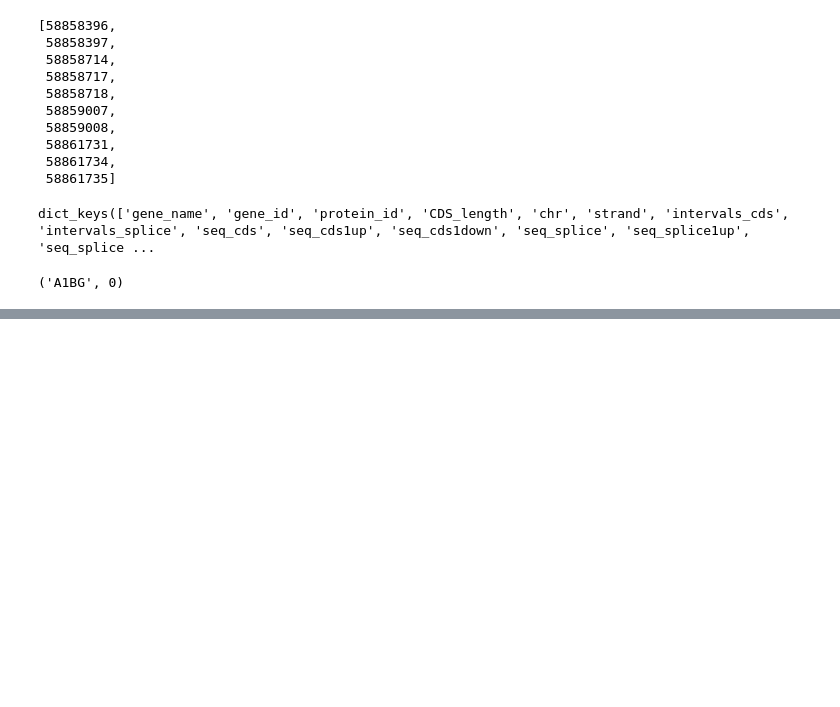
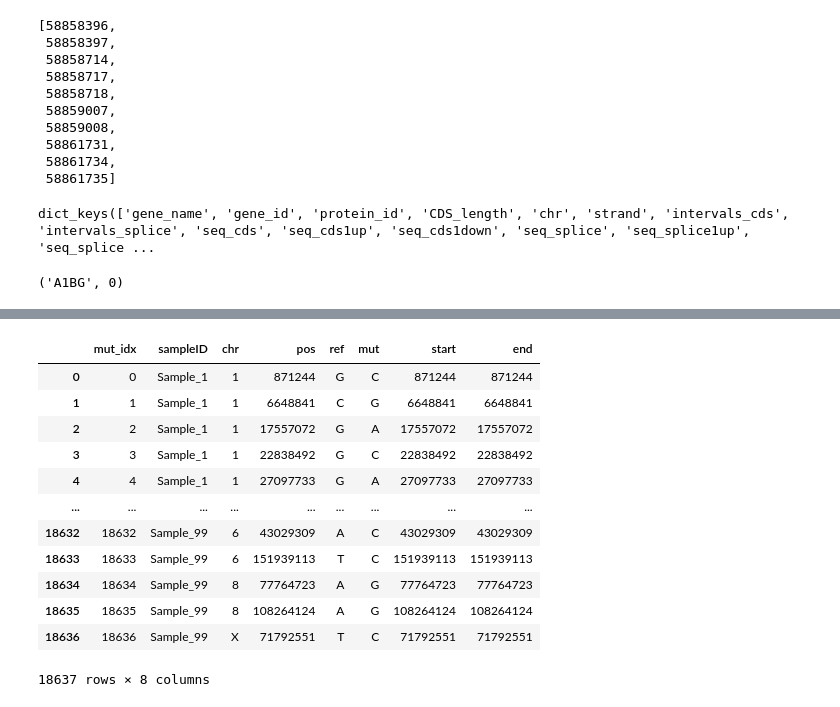
Before and after one commit to ArchKudo/driver, a Jupyter notebook: src/dnds.ipynb, the cells around one changed output, grey strips where cells are left out. Drawn from its saved outputs; the diff is of its cells as text; code cells hidden in the pictures; blank space fills up the shorter version.

```diff
--- a/src/dnds.ipynb
+++ b/src/dnds.ipynb
@@ -169,0 +301,2 @@ genes[0], gidx[genes[0]]
+# %%
+mutations["end"] = mutations["pos"] + mutations["ref"].str.len() - 1
@@ -169,0 +311,5 @@ genes[0], gidx[genes[0]]
+# %%
+_del_anchor = (
+    (mutations["ref"].str[0] == mutations["mut"].str[0]) &
+    (mutations["ref"].str.len() > mutations["mut"].str.len())
+)
@@ -169,0 +320,2 @@ genes[0], gidx[genes[0]]
+# %%
+mutations.loc[_del_anchor, "start"] += 1
@@ -169,0 +346,18 @@ genes[0], gidx[genes[0]]
+# %%
+mut_idx = mutations.reset_index(names="mut_idx")
+# %%
+mut_idx
+# %% [output]
+|  | mut_idx | sampleID | chr | pos | ref | mut | start | end |
+| 0 | 0 | Sample_1 | 1 | 871244 | G | C | 871244 | 871244 |
+| 1 | 1 | Sample_1 | 1 | 6648841 | C | G | 6648841 | 6648841 |
+| 2 | 2 | Sample_1 | 1 | 17557072 | G | A | 17557072 | 17557072 |
+| 3 | 3 | Sample_1 | 1 | 22838492 | G | C | 22838492 | 22838492 |
+| 4 | 4 | Sample_1 | 1 | 27097733 | G | A | 27097733 | 27097733 |
+| ... | ... | ... | ... | ... | ... | ... | ... | ... |
+| 18632 | 18632 | Sample_99 | 6 | 43029309 | A | C | 43029309 | 43029309 |
+| 18633 | 18633 | Sample_99 | 6 | 151939113 | T | C | 151939113 | 151939113 |
+| 18634 | 18634 | Sample_99 | 8 | 77764723 | A | G | 77764723 | 77764723 |
+| 18635 | 18635 | Sample_99 | 8 | 108264124 | A | G | 108264124 | 108264124 |
+| 18636 | 18636 | Sample_99 | X | 71792551 | T | C | 71792551 | 71792551 |
+18637 rows × 8 columns
```
Also changed, not shown: parts of 43 cells of this notebook.
